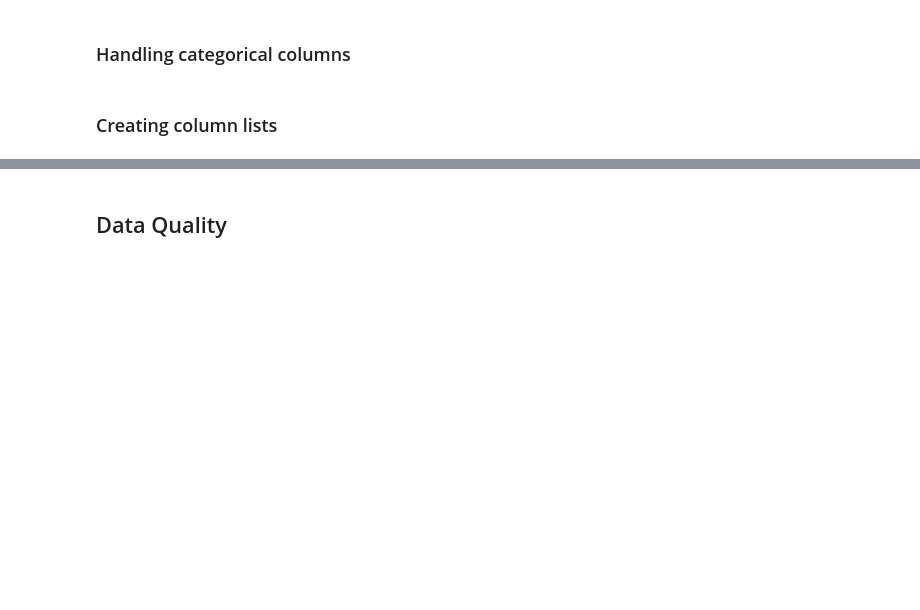
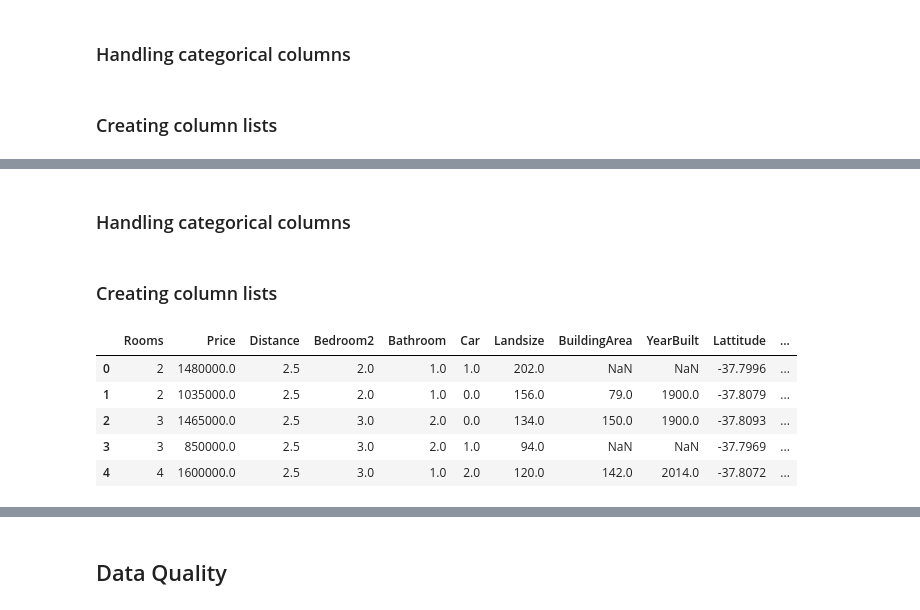
Before and after one commit to Posfay/Data-Quality-Project, a Jupyter notebook: madrid_housing_market_fairness.ipynb, the cells around one changed output, grey strips where cells are left out. Drawn from its saved outputs; the diff is of its cells as text; code cells hidden in the pictures; blank space fills up the shorter version.

```diff
--- a/madrid_housing_market_fairness.ipynb
+++ b/madrid_housing_market_fairness.ipynb
@@ -222,0 +263,21 @@ e_df_num_cat.head()
+# %% [markdown]
+### Handling categorical columns
+# %%
+# Categorical columns
+mb_categorical_columns = [
+    'Suburb',
+    'Address',
+    'Type',
+    'Method',
+    'SellerG',
+    'Postcode',
+    'Regionname',
+    'CouncilArea',
+]
+# %%
+# Convert to categorical
+mb_df[mb_categorical_columns] = mb_df[mb_categorical_columns].astype('category')
+# %% [markdown]
+### Creating column lists
+# %%
+mb_numerical_columns = ['Rooms', 'Price', 'Distance', 'Bedroom2', 'Bathroom', 'Car', 'Landsize', 'BuildingArea', 'YearBuilt', 'Lattitude', 'Longtitude', 'Propertycount']
@@ -222,0 +288,12 @@ e_df_num_cat.head()
+# %%
+mb_df_num = mb_df[mb_numerical_columns].copy()
+mb_df_num_cat = mb_df[mb_numerical_columns + mb_categorical_columns + mb_date_columns].copy()
+# %%
+mb_df_num.head()
+# %% [output]
+|  | Rooms | Price | Distance | Bedroom2 | Bathroom | Car | Landsize | BuildingArea | YearBuilt | Lattitude | ... |
+| 0 | 2 | 1480000.0 | 2.5 | 2.0 | 1.0 | 1.0 | 202.0 | NaN | NaN | -37.7996 | ... |
+| 1 | 2 | 1035000.0 | 2.5 | 2.0 | 1.0 | 0.0 | 156.0 | 79.0 | 1900.0 | -37.8079 | ... |
+| 2 | 3 | 1465000.0 | 2.5 | 3.0 | 2.0 | 0.0 | 134.0 | 150.0 | 1900.0 | -37.8093 | ... |
+| 3 | 3 | 850000.0 | 2.5 | 3.0 | 2.0 | 1.0 | 94.0 | NaN | NaN | -37.7969 | ... |
+| 4 | 4 | 1600000.0 | 2.5 | 3.0 | 1.0 | 2.0 | 120.0 | 142.0 | 2014.0 | -37.8072 | ... |
```
Also changed, not shown: parts of 46 cells of this notebook, 11 other files.
